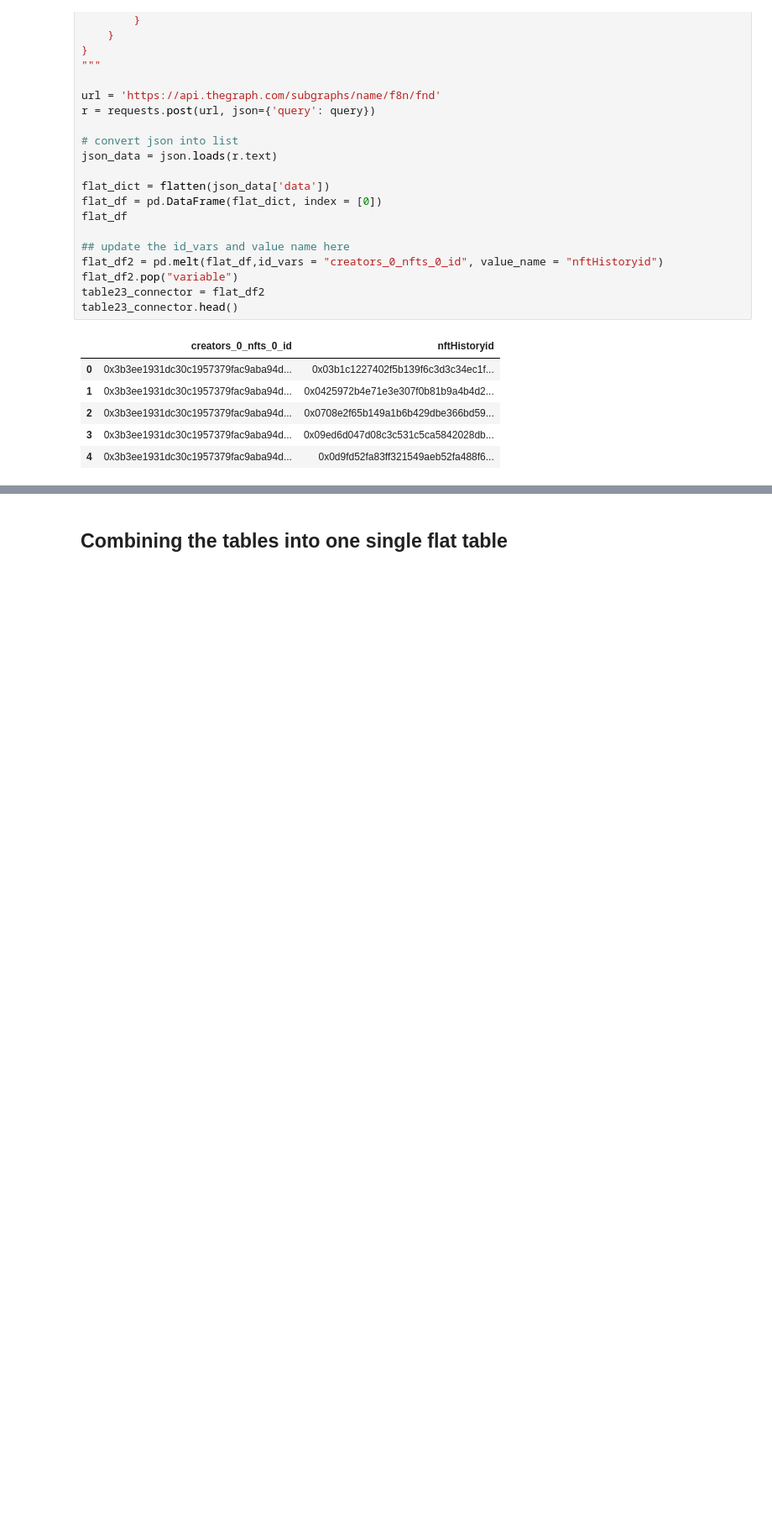
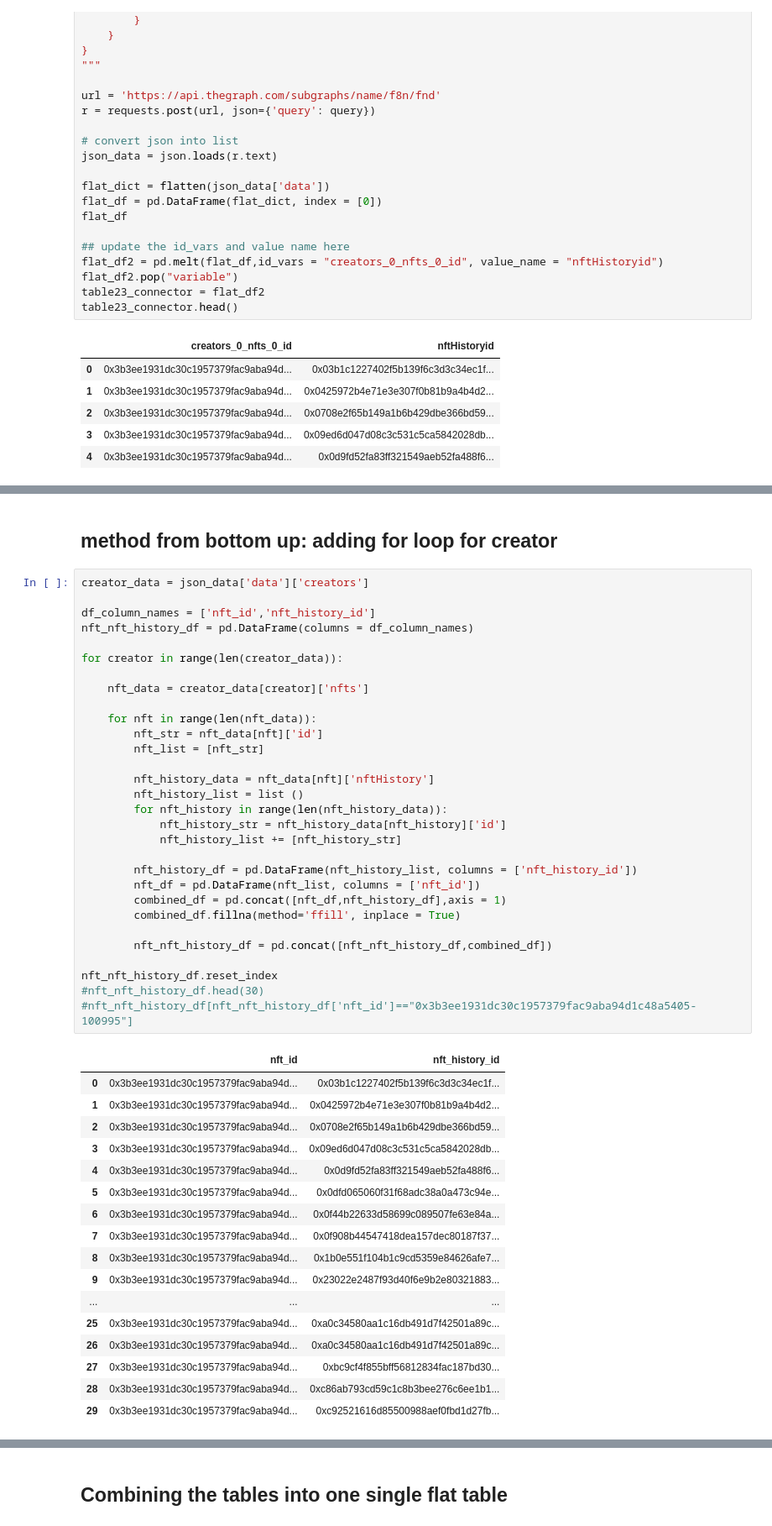
Before and after one commit to andrewyewcy/capstone-2, a Jupyter notebook: Capstone 2 Data Wrangling 2 - Data Gathering.ipynb, the cells around one changed output, grey strips where cells are left out. Shown: that part at 84% size. Cells and saved outputs as stored; diff of their text form; blank space fills up the shorter version.

```diff
--- a/Capstone 2 Data Wrangling 2 - Data Gathering.ipynb
+++ b/Capstone 2 Data Wrangling 2 - Data Gathering.ipynb
@@ -289,0 +490,50 @@ table23_connector.head()
+# %% [markdown]
+## method from bottom up: adding for loop for creator
+# %%
+creator_data = json_data['data']['creators']
+
+df_column_names = ['nft_id','nft_history_id']
+nft_nft_history_df = pd.DataFrame(columns = df_column_names)
+
+for creator in range(len(creator_data)):
+
+    nft_data = creator_data[creator]['nfts']
+
+    for nft in range(len(nft_data)):
+        nft_str = nft_data[nft]['id']
+        nft_list = [nft_str]
+
+        nft_history_data = nft_data[nft]['nftHistory']
+        nft_history_list = list ()
+        for nft_history in range(len(nft_history_data)):
+            nft_history_str = nft_history_data[nft_history]['id']
+            nft_history_list += [nft_history_str]
+
+        nft_history_df = pd.DataFrame(nft_history_list, columns = ['nft_history_id'])
+        nft_df = pd.DataFrame(nft_list, columns = ['nft_id'])
+        combined_df = pd.concat([nft_df,nft_history_df],axis = 1)
+        combined_df.fillna(method='ffill', inplace = True)
+
+        nft_nft_history_df = pd.concat([nft_nft_history_df,combined_df])
+
+nft_nft_history_df.reset_index
+#nft_nft_history_df.head(30)
+#nft_nft_history_df[nft_nft_history_df['nft_id']=="0x3b3ee1931dc30c1957379fac9aba94d1c48a5405-100995"]
+# %% [output]
+|  | nft_id | nft_history_id |
+| 0 | 0x3b3ee1931dc30c1957379fac9aba94d... | 0x03b1c1227402f5b139f6c3d3c34ec1f... |
+| 1 | 0x3b3ee1931dc30c1957379fac9aba94d... | 0x0425972b4e71e3e307f0b81b9a4b4d2... |
+| 2 | 0x3b3ee1931dc30c1957379fac9aba94d... | 0x0708e2f65b149a1b6b429dbe366bd59... |
+| 3 | 0x3b3ee1931dc30c1957379fac9aba94d... | 0x09ed6d047d08c3c531c5ca5842028db... |
+| 4 | 0x3b3ee1931dc30c1957379fac9aba94d... | 0x0d9fd52fa83ff321549aeb52fa488f6... |
+| 5 | 0x3b3ee1931dc30c1957379fac9aba94d... | 0x0dfd065060f31f68adc38a0a473c94e... |
+| 6 | 0x3b3ee1931dc30c1957379fac9aba94d... | 0x0f44b22633d58699c089507fe63e84a... |
+| 7 | 0x3b3ee1931dc30c1957379fac9aba94d... | 0x0f908b44547418dea157dec80187f37... |
+| 8 | 0x3b3ee1931dc30c1957379fac9aba94d... | 0x1b0e551f104b1c9cd5359e84626afe7... |
+| 9 | 0x3b3ee1931dc30c1957379fac9aba94d... | 0x23022e2487f93d40f6e9b2e80321883... |
+| ... | ... | ... |
+| 25 | 0x3b3ee1931dc30c1957379fac9aba94d... | 0xa0c34580aa1c16db491d7f42501a89c... |
+| 26 | 0x3b3ee1931dc30c1957379fac9aba94d... | 0xa0c34580aa1c16db491d7f42501a89c... |
+| 27 | 0x3b3ee1931dc30c1957379fac9aba94d... | 0xbc9cf4f855bff56812834fac187bd30... |
+| 28 | 0x3b3ee1931dc30c1957379fac9aba94d... | 0xc86ab793cd59c1c8b3bee276c6ee1b1... |
+| 29 | 0x3b3ee1931dc30c1957379fac9aba94d... | 0xc92521616d85500988aef0fbd1d27fb... |
```
Also changed, not shown: parts of 28 cells of this notebook.
